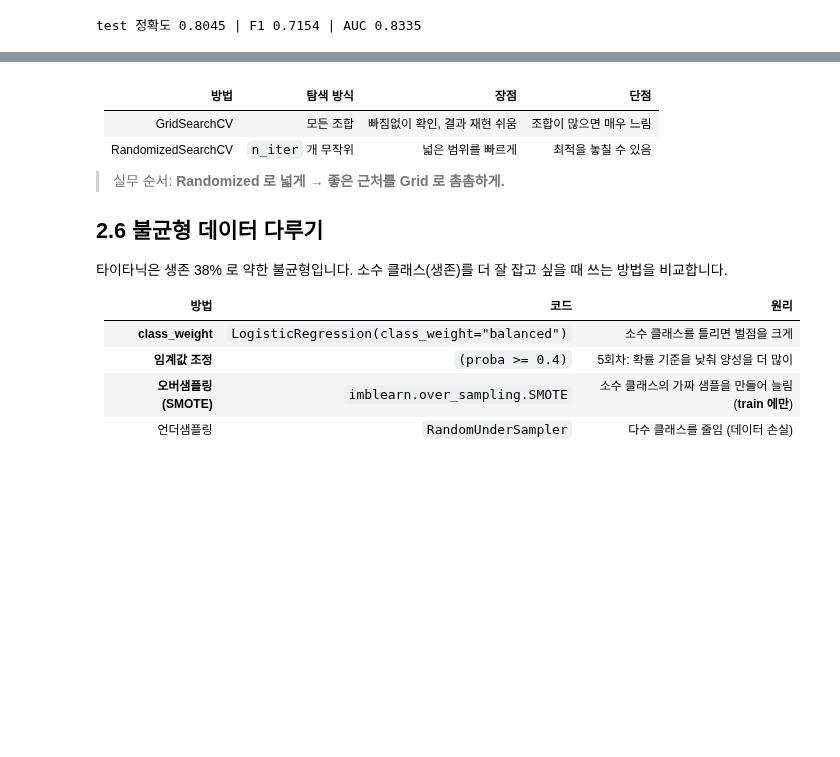
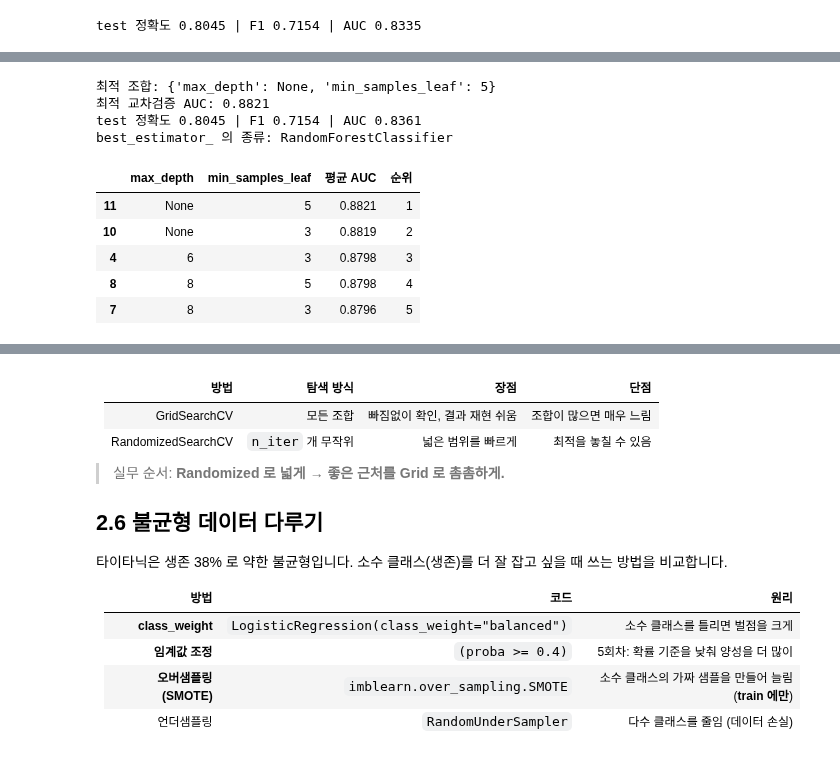
Before and after one commit to icesnake72/aice, a Jupyter notebook: aice_course/08_비지도학습_성능향상_모의실습.ipynb, the cells around one changed output, grey strips where cells are left out. Saved outputs shown, nothing was run; the diff lists cells and outputs as text; code cells hidden in the pictures; blank space fills up the shorter version.

```diff
--- a/aice_course/08_비지도학습_성능향상_모의실습.ipynb
+++ b/aice_course/08_비지도학습_성능향상_모의실습.ipynb
@@ -711,0 +723,40 @@ GridSearch 는 조합이 곱으로 늘어납니다 (5개 파라미터 × 5개
+# %%
+param_grid_plain = {                      # 파라미터 이름에 접두사가 없다
+  "max_depth": [4, 6, 8, None],
+  "min_samples_leaf": [1, 3, 5],
+}
+grid_plain = GridSearchCV(
+  RandomForestClassifier(n_estimators=200, random_state=RANDOM_STATE),   # 모델을 그대로 넣는다
+  param_grid_plain, cv=skf, scoring="roc_auc", n_jobs=-1,
+)
+grid_plain.fit(Xc_train, yc_train)
+
+print("최적 조합:", grid_plain.best_params_)
+print("최적 교차검증 AUC:", round(grid_plain.best_score_, 4))
+
+best_plain = grid_plain.best_estimator_     # 최적 조합으로 Xc_train 전체에 다시 학습된 RandomForestClassifier
+proba = best_plain.predict_proba(Xc_test)[:, 1]
+pred = best_plain.predict(Xc_test)
+print(f"test 정확도 {accuracy_score(yc_test, pred):.4f} | F1 {f1_score(yc_test, pred):.4f} | AUC {roc_auc_score(yc_test, proba):.4f}")
+print("best_estimator_ 의 종류:", type(best_plain).__name__)
+# %% [output]
+최적 조합: {'max_depth': None, 'min_samples_leaf': 5}
+최적 교차검증 AUC: 0.8821
+test 정확도 0.8045 | F1 0.7154 | AUC 0.8361
+best_estimator_ 의 종류: RandomForestClassifier
+# %%
+# 결과 표도 같은 방법으로 본다. 파라미터 열 이름이 param_max_depth 처럼 접두사 없이 나온다
+res_plain = grid_plain.cv_results_
+pd.DataFrame({
+  "max_depth": [str(p["max_depth"]) for p in res_plain["params"]],
+  "min_samples_leaf": [p["min_samples_leaf"] for p in res_plain["params"]],
+  "평균 AUC": res_plain["mean_test_score"].round(4),
+  "순위": res_plain["rank_test_score"],
+}).sort_values("순위").head(5)
+# %% [output]
+|  | max_depth | min_samples_leaf | 평균 AUC | 순위 |
+| 11 | None | 5 | 0.8821 | 1 |
+| 10 | None | 3 | 0.8819 | 2 |
+| 4 | 6 | 3 | 0.8798 | 3 |
+| 8 | 8 | 5 | 0.8798 | 4 |
+| 7 | 8 | 3 | 0.8796 | 5 |
```
Also changed, not shown: parts of 8 cells of this notebook, 1 other file.
